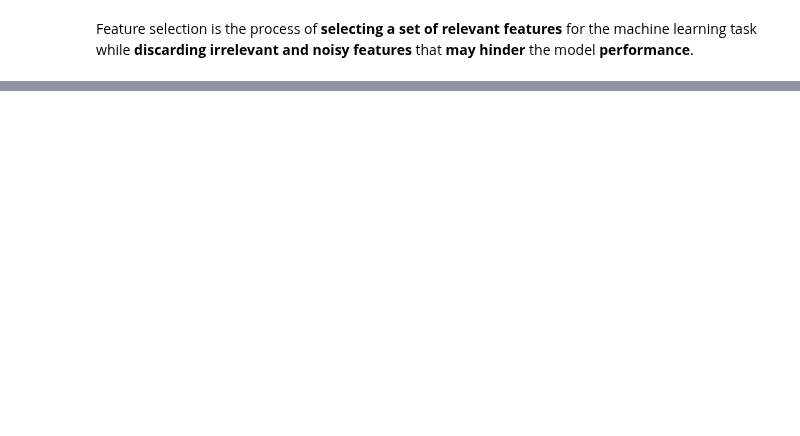
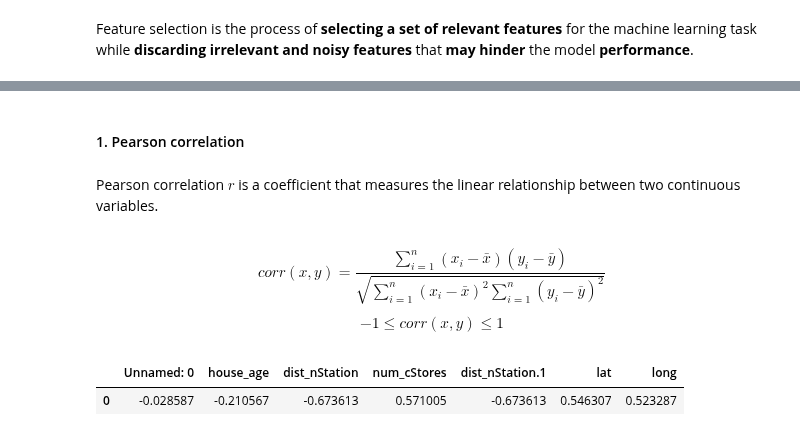
Before and after one commit to YvesMatanga/freemium_datascience, a Jupyter notebook: machine-learning-tutorials/normalisation-feature-selection-regularisation-methods.ipynb, the cells around one changed output, grey strips where cells are left out. Cells and saved outputs as stored; diff of their text form; code cells hidden in the pictures; blank space fills up the shorter version.

```diff
--- a/machine-learning-tutorials/normalisation-feature-selection-regularisation-methods.ipynb
+++ b/machine-learning-tutorials/normalisation-feature-selection-regularisation-methods.ipynb
@@ -306,0 +327,33 @@ Feature selection is the process of <b>selecting a set of relevant features</b>
+# %% [markdown]
+<h4>1. Pearson correlation</h4>
+# %% [markdown]
+Pearson correlation $r$ is a coefficient that measures the linear relationship between two continuous variables.
+# %% [markdown]
+$$ corr(x,y) =  \frac{\sum_{i=1}^{n}(x_i-\bar{x})(y_i-\bar{y})}{\sqrt{\sum_{i=1}^{n}(x_i-\bar{x})^2\sum_{i=1}^{n}(y_i-\bar{y})^2}}$$
+
+$$ -1\leq corr(x,y) \leq 1$$
+# %%
+import pandas as pd
+import warnings
+warnings.filterwarnings('ignore')
+
+real_estate_df = pd.read_csv('real_estate_data.csv')
+real_estate_df.head()
+
+X_re = real_estate_df.iloc[:,0:-1] #fetch the features
+y_re = real_estate_df.iloc[:,[-1]] #fetch the target variable
+# %%
+from sklearn.feature_selection import r_regression
+
+N_f = len(X_re.columns)
+
+r_coefs = r_regression(X_re,y_re)#compute the pearson correlation for each feature
+r_dict = {}
+for i in range(N_f):
+    r_dict[X_re.columns[i]] = [r_coefs[i]]
+
+r_coefs_df = pd.DataFrame(r_dict)
+r_coefs_df.head()
+# %% [output]
+|  | Unnamed: 0 | house_age | dist_nStation | num_cStores | dist_nStation.1 | lat | long |
+| 0 | -0.028587 | -0.210567 | -0.673613 | 0.571005 | -0.673613 | 0.546307 | 0.523287 |
```
Also changed, not shown: parts of 5 cells of this notebook, 1 other file.
